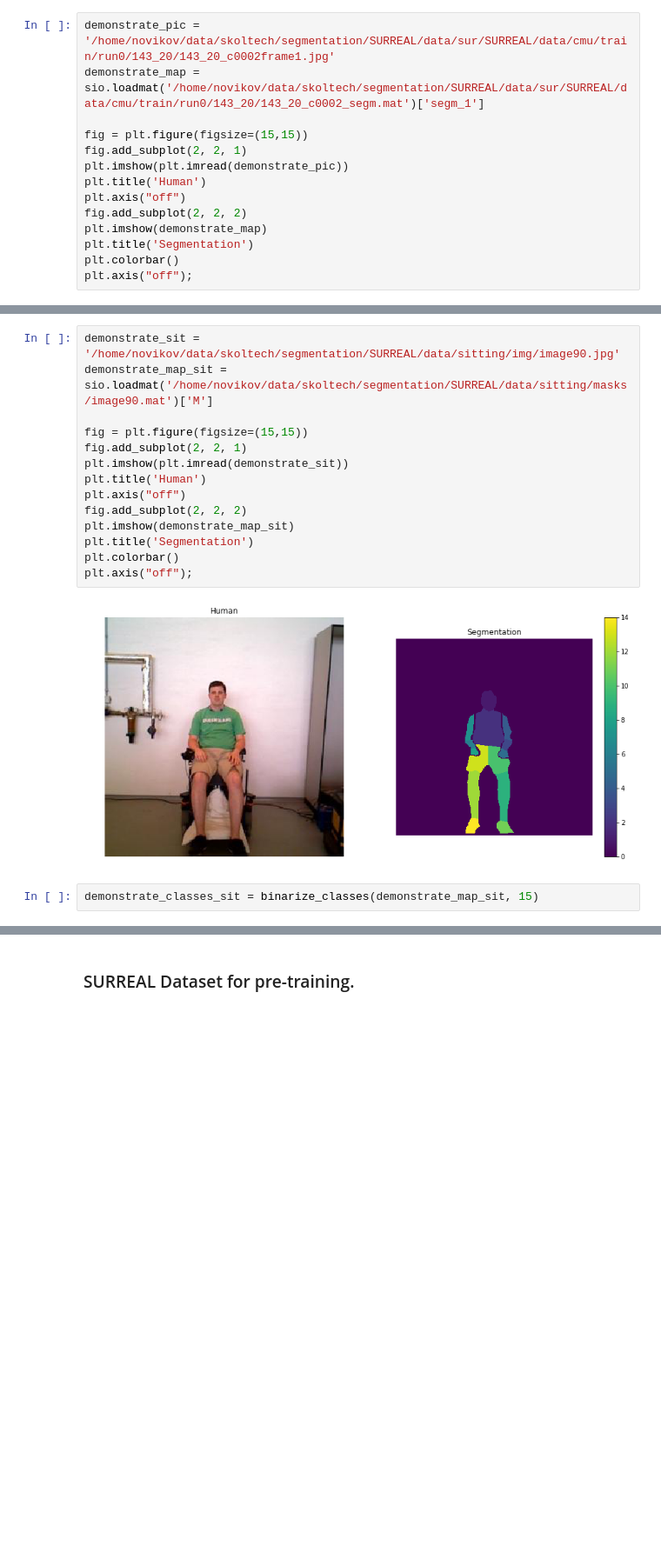
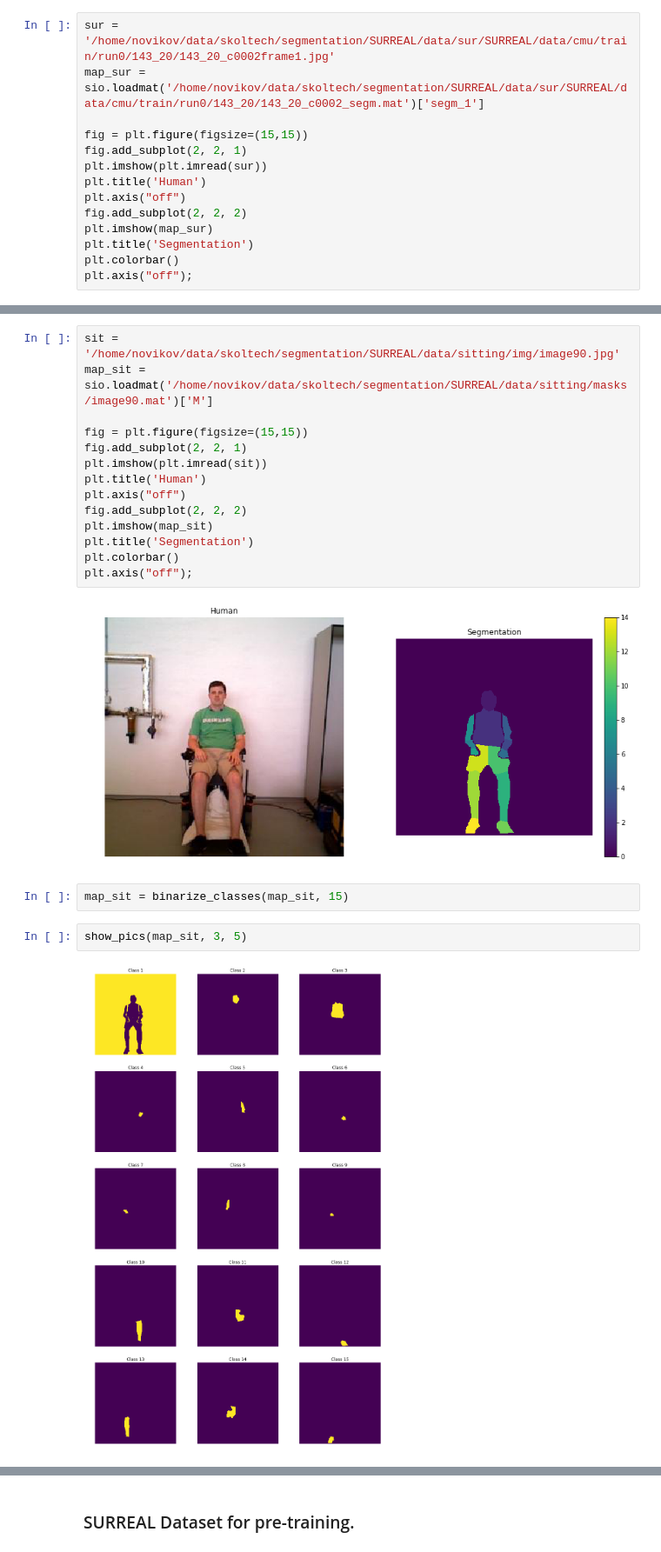
Before and after one commit to BobrG/dl_coursework, a Jupyter notebook: segmentation_pytorch.ipynb, the cells around one changed output, grey strips where cells are left out. Shown at 87% size. Saved outputs shown, nothing was run; the diff lists cells and outputs as text; blank space fills up the shorter version.

```diff
--- a/segmentation_pytorch.ipynb
+++ b/segmentation_pytorch.ipynb
@@ -32,14 +55,14 @@ dirr_val = '/home/novikov/data/skoltech/segmentation/SURREAL/data/sur/SURREAL/da
 # %%
-demonstrate_pic = '/home/novikov/data/skoltech/segmentation/SURREAL/data/sur/SURREAL/data/cmu/train/run0/143_20/143_20_c0002frame1.jpg'
-demonstrate_map = sio.loadmat('/home/novikov/data/skoltech/segmentation/SURREAL/data/sur/SURREAL/data/cmu/train/run0/143_20/143_20_c0002_segm.mat')['segm_1']
+sur = '/home/novikov/data/skoltech/segmentation/SURREAL/data/sur/SURREAL/data/cmu/train/run0/143_20/143_20_c0002frame1.jpg'
+map_sur = sio.loadmat('/home/novikov/data/skoltech/segmentation/SURREAL/data/sur/SURREAL/data/cmu/train/run0/143_20/143_20_c0002_segm.mat')['segm_1']
 
 fig = plt.figure(figsize=(15,15))
 fig.add_subplot(2, 2, 1)
-plt.imshow(plt.imread(demonstrate_pic))
+plt.imshow(plt.imread(sur))
 plt.title('Human')
 plt.axis("off")
 fig.add_subplot(2, 2, 2)
-plt.imshow(demonstrate_map)
+plt.imshow(map_sur)
 plt.title('Segmentation')
 plt.colorbar()
 plt.axis("off");
@@ -76,19 +84,23 @@ sitting_dirr = '/home/novikov/data/skoltech/segmentation/SURREAL/data/sitting/im
 # %%
-demonstrate_sit = '/home/novikov/data/skoltech/segmentation/SURREAL/data/sitting/img/image90.jpg'
-demonstrate_map_sit = sio.loadmat('/home/novikov/data/skoltech/segmentation/SURREAL/data/sitting/masks/image90.mat')['M']
+sit = '/home/novikov/data/skoltech/segmentation/SURREAL/data/sitting/img/image90.jpg'
+map_sit = sio.loadmat('/home/novikov/data/skoltech/segmentation/SURREAL/data/sitting/masks/image90.mat')['M']
 
 fig = plt.figure(figsize=(15,15))
 fig.add_subplot(2, 2, 1)
-plt.imshow(plt.imread(demonstrate_sit))
+plt.imshow(plt.imread(sit))
 plt.title('Human')
 plt.axis("off")
 fig.add_subplot(2, 2, 2)
-plt.imshow(demonstrate_map_sit)
+plt.imshow(map_sit)
 plt.title('Segmentation')
 plt.colorbar()
 plt.axis("off");
 # %% [output]
 [figure]
 # %%
-demonstrate_classes_sit = binarize_classes(demonstrate_map_sit, 15)
+map_sit = binarize_classes(map_sit, 15)
+# %%
+show_pics(map_sit, 3, 5)
+# %% [output]
+[figure, added]
 # %% [markdown]
```
Also changed, not shown: parts of 30 cells of this notebook.
